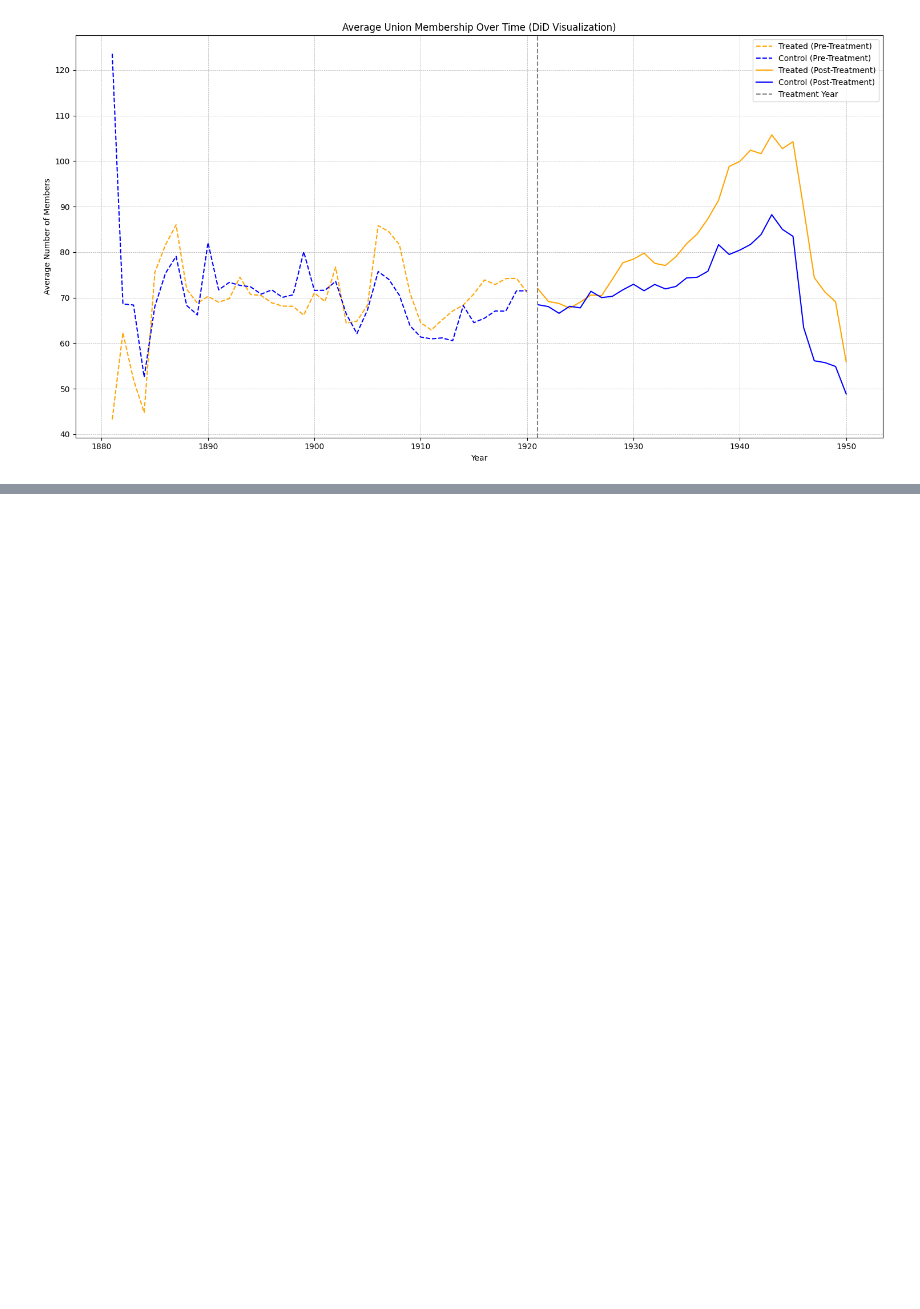
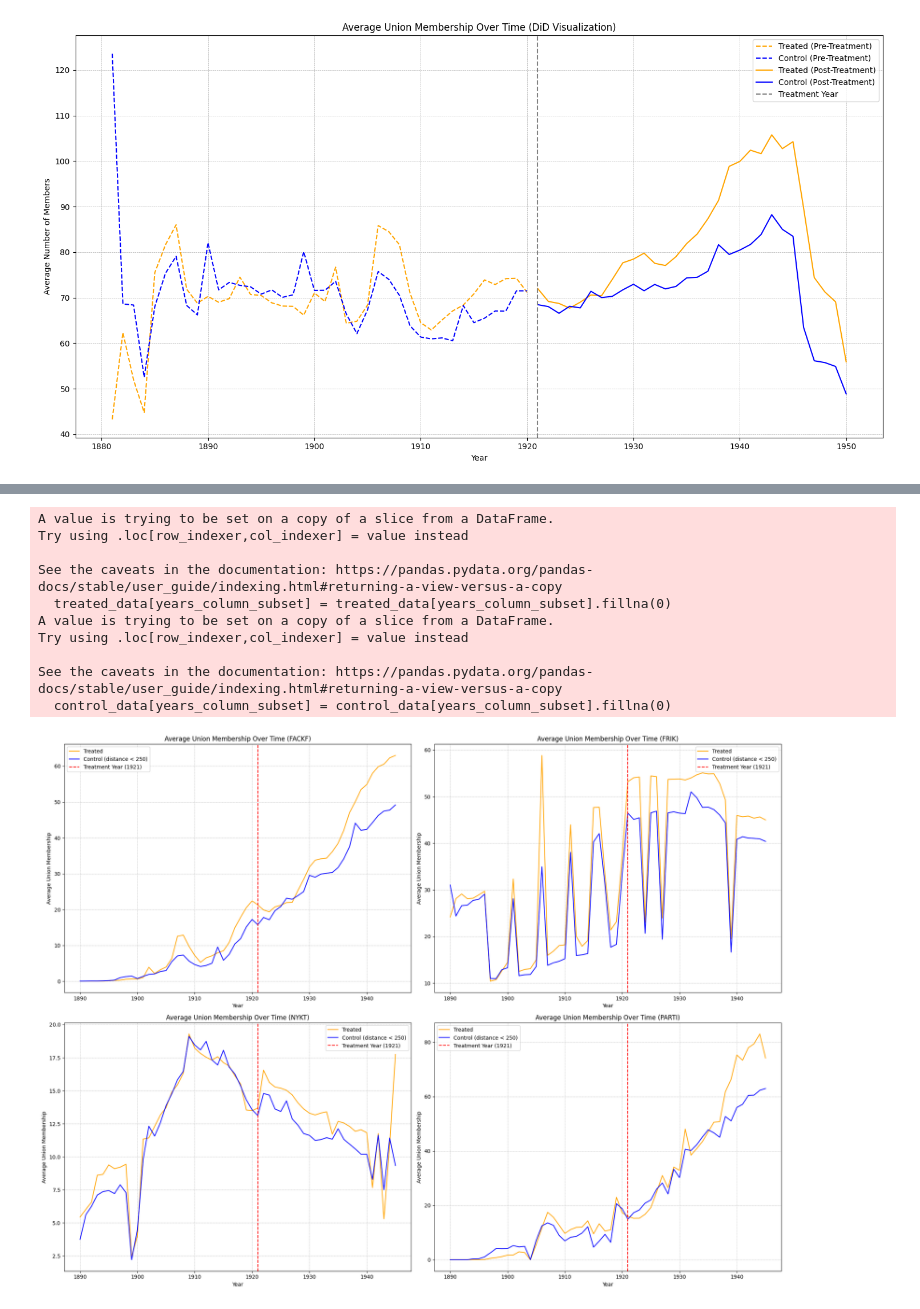
Before and after one commit to j-jayes/paper-3-analysis, a Jupyter notebook: src/01-union-density-check.ipynb, the cells around one changed output, grey strips where cells are left out. Cells and saved outputs as stored; diff of their text form; code cells hidden in the pictures; blank space fills up the shorter version.

```diff
--- a/src/01-union-density-check.ipynb
+++ b/src/01-union-density-check.ipynb
@@ -277,0 +361,50 @@ plt.show()
+# %%
+# Filter data by treatment and control groups
+treated_data = matched_merged[matched_merged['treated'] == 1]
+control_data = matched_merged[(matched_merged['treated'] == 0) & (matched_merged['distance_to_line'] < 250)]
+
+years = list(range(1890, 1946))
+# prepend 'n_members_' to each year in years
+years_column_subset = [f'n_members_{year}' for year in years]
+
+# set the years_column_subset values to 0 if the value is NaN
+treated_data[years_column_subset] = treated_data[years_column_subset].fillna(0)
+control_data[years_column_subset] = control_data[years_column_subset].fillna(0)
+
+# Calculate average union membership for each year, for both groups, where you filter years between 1890 and 1945
+treated_means = treated_data[years_column_subset].mean(axis=0)
+control_means = control_data[years_column_subset].mean(axis=0)
+
+# Calculate average union membership by type_of_organization for both groups
+treated_by_org = treated_data.groupby('type_of_organization')[years_column_subset].mean()
+control_by_org = control_data.groupby('type_of_organization')[years_column_subset].mean()
+
+# Plot the diff-in-diff graph
+fig, axs = plt.subplots(2, 2, figsize=(20, 15))
+
+# Plot the average union membership by type_of_organization for each group
+for i, org_type in enumerate(treated_by_org.index):
+    ax = axs[i//2, i%2]
+    ax.plot(years, treated_by_org.loc[org_type], label='Treated', color='orange')
+    ax.plot(years, control_by_org.loc[org_type], label='Control (distance < 250)', color='blue')
+    ax.axvline(x=1921, color='red', linestyle='--', label='Treatment Year (1921)')
+    ax.set_title(f'Average Union Membership Over Time ({org_type})')
+    ax.set_xlabel('Year')
+    ax.set_ylabel('Average Union Membership')
+    ax.legend()
+    ax.grid(True, which='both', linestyle='--', linewidth=0.5)
+
+plt.tight_layout()
+plt.show()
+# %% [output]
+A value is trying to be set on a copy of a slice from a DataFrame.
+Try using .loc[row_indexer,col_indexer] = value instead
+
+See the caveats in the documentation: https://pandas.pydata.org/pandas-docs/stable/user_guide/indexing.html#returning-a-view-versus-a-copy
+  treated_data[years_column_subset] = treated_data[years_column_subset].fillna(0)
+A value is trying to be set on a copy of a slice from a DataFrame.
+Try using .loc[row_indexer,col_indexer] = value instead
+
+See the caveats in the documentation: https://pandas.pydata.org/pandas-docs/stable/user_guide/indexing.html#returning-a-view-versus-a-copy
+  control_data[years_column_subset] = control_data[years_column_subset].fillna(0)
+[figure, added]
```
Also changed, not shown: parts of 5 cells of this notebook.
